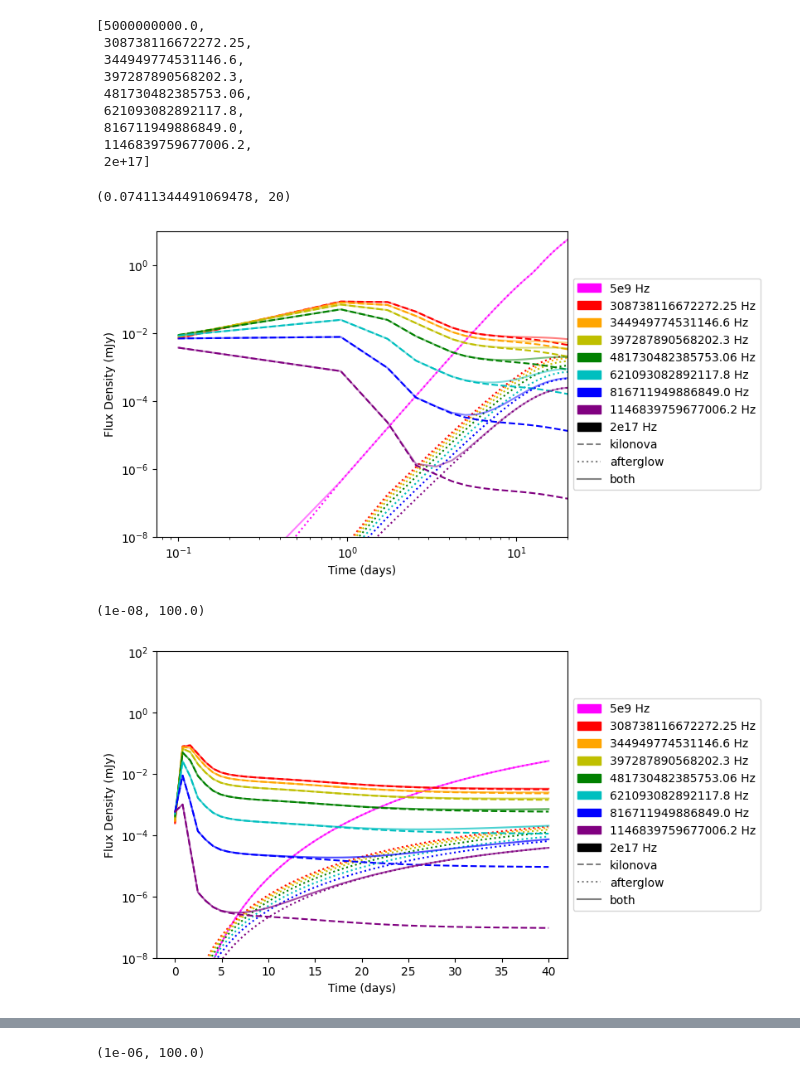
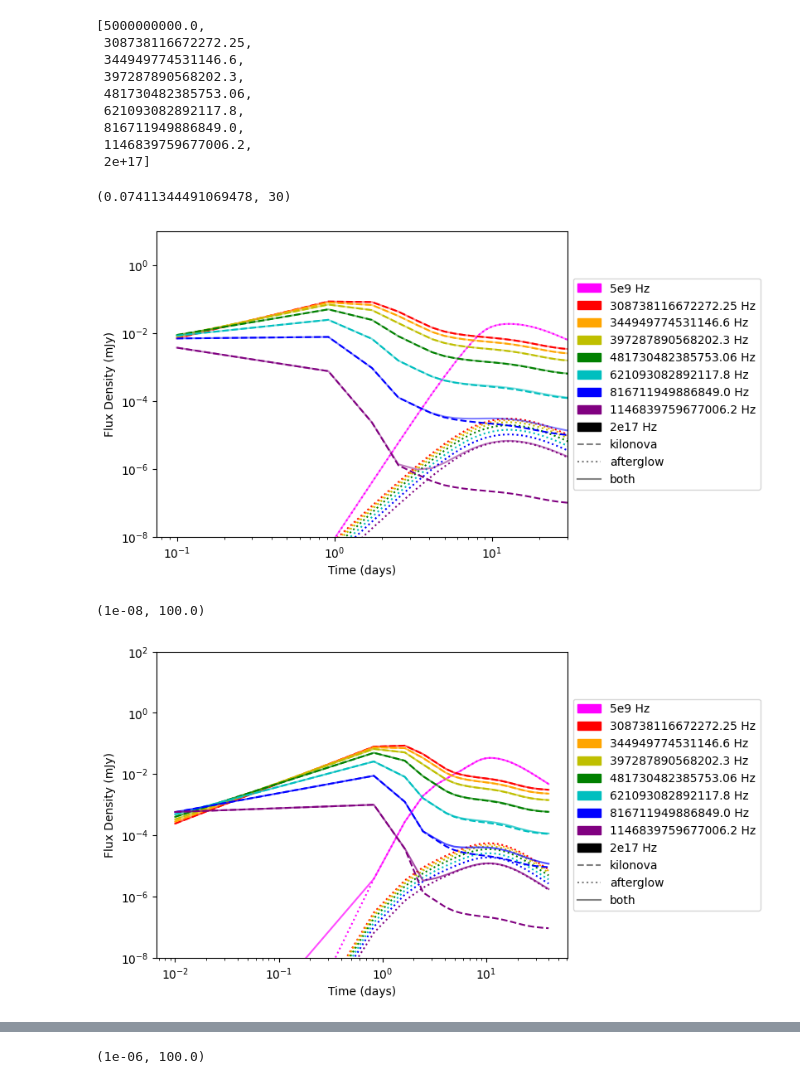
Before and after one commit to wfw23/MPhys_project, a Jupyter notebook: combined_lightcurves.ipynb, the cells around one changed output, grey strips where cells are left out. Drawn from its saved outputs; the diff is of its cells as text; code cells hidden in the pictures.

Commit message:
afterglow peak time/thv figure made

```diff
--- a/combined_lightcurves.ipynb
+++ b/combined_lightcurves.ipynb
@@ -41,7 +41,7 @@ for i in range(9):
 
 
     ag_fluxd = redback.transient_models.extinction_models.extinction_with_afterglow_base_model(time=time, redshift=0.01, av=0.5,
-        base_model='tophat',  thv= 0.5, loge0=52.5 , thc= 0.01, logn0=1, p=2.1, logepse=-1, logepsb=-1, ksin=0.4, g0=1000,
+        base_model='tophat',  thv= 0.2, loge0=51.0 , thc= 0.03, logn0=-3.1, p=2.13, logepse=-1.25, logepsb=-2.5, ksin=0.4, g0=1000,
         output_format='flux_density', frequency=frequency[i])
    # print(ag_fluxd)
     combined= ag_fluxd + kn_fluxd
@@ -68,10 +68,10 @@ ax.legend(handles=[f1,f2,f3,f4,f5,f6,f7,f8,f9,kn,ag,both],loc='center left', bbo
 ax.set_xlabel('Time (days)')
 ax.set_ylabel('Flux Density (mJy)')
 plt.ylim(1e-8,10)
-plt.xlim(-1,20)
+plt.xlim(-1,30)
 # %% [output]
-(0.07411344491069478, 20)
+(0.07411344491069478, 30)
-[figure, old version]
+[figure, new version]
 # %%
 #powerlawcore jet and two component kn
 time= np.linspace(0.01,40,50)
@@ -85,38 +85,38 @@ for i in range(9):
         temperature_floor_1=3000, temperature_floor_2=3000, output_format='flux_density', frequency=frequency[i] )
 
 
     ag_fluxd = redback.transient_models.extinction_models.extinction_with_afterglow_base_model(time=time, redshift=0.01, av=0.5,
-        base_model='powerlawcore',  thv= 0.3, loge0=52.5 , thc= 0.01, logn0=-3, p=2.1, logepse=-1, logepsb=-1, ksin=0.4, g0=1000, thw=2,
+        base_model='powerlawcore',  thv= 0.2, loge0=51.0 , thc= 0.03, logn0=-3, p=2.13, logepse=-1.25, logepsb=-2.5, ksin=0.4, g0=1000, thw=2,
         beta= 4, output_format='flux_density', frequency=frequency[i])
 
     combined= ag_fluxd + kn_fluxd
 
-    ax.semilogy(time, kn_fluxd, ls='dashed', color=colour[i])
-    ax.semilogy(time, ag_fluxd, ls='dotted', color=colour[i])
-    ax.semilogy(time, combined, ls= 'solid', color=colour[i], alpha=0.7)
+    ax.loglog(time, kn_fluxd, ls='dashed', color=colour[i])
+    ax.loglog(time, ag_fluxd, ls='dotted', color=colour[i])
+    ax.loglog(time, combined, ls= 'solid', color=colour[i], alpha=0.7)
 
 #legend formatting
 f1 = mpatches.Patch(color='magenta', label='5e9 Hz')
 f2 = mpatches.Patch(color='r', label='308738116672272.25 Hz')
 f3 = mpatches.Patch(color='orange', label='344949774531146.6 Hz')
 f4 = mpatches.Patch(color='y', label='397287890568202.3 Hz')
 f5 = mpatches.Patch(color='g', label='481730482385753.06 Hz')
 f6 = mpatches.Patch(color='c', label='621093082892117.8 Hz')
 f7 = mpatches.Patch(color='b', label='816711949886849.0 Hz')
 f8 = mpatches.Patch(color='purple', label='1146839759677006.2 Hz')
 f9 = mpatches.Patch(color='k', label='2e17 Hz')
 kn = Line2D([0],[0],color='grey', ls='dashed', label='kilonova')
 ag = Line2D([0],[0],color='grey', ls='dotted',label='afterglow')
 both = Line2D([0],[0],color='grey',ls='solid', label='both')
 
 ax.legend(handles=[f1,f2,f3,f4,f5,f6,f7,f8,f9,kn,ag,both],loc='center left', bbox_to_anchor=(1, 0.5))
 ax.set_xlabel('Time (days)')
 ax.set_ylabel('Flux Density (mJy)')
 plt.ylim(1e-8,1e2)
 #plt.xlim(-1,20)
 # %% [output]
 (1e-08, 100.0)
-[figure, old version]
+[figure, new version]
 # %%
 #gaussian core jet and two component kn
 time= np.linspace(0.01,40,50)
```
Also changed, not shown: parts of 1 cell of this notebook, 1 other file.
